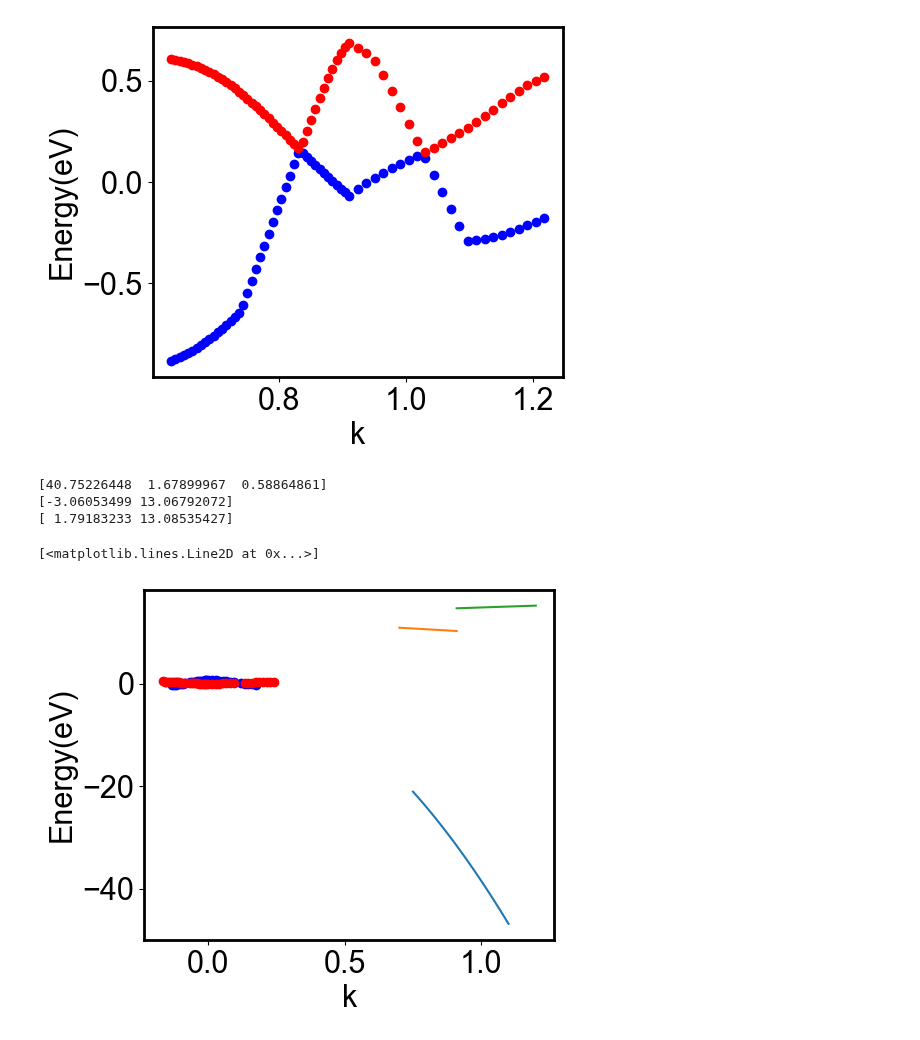
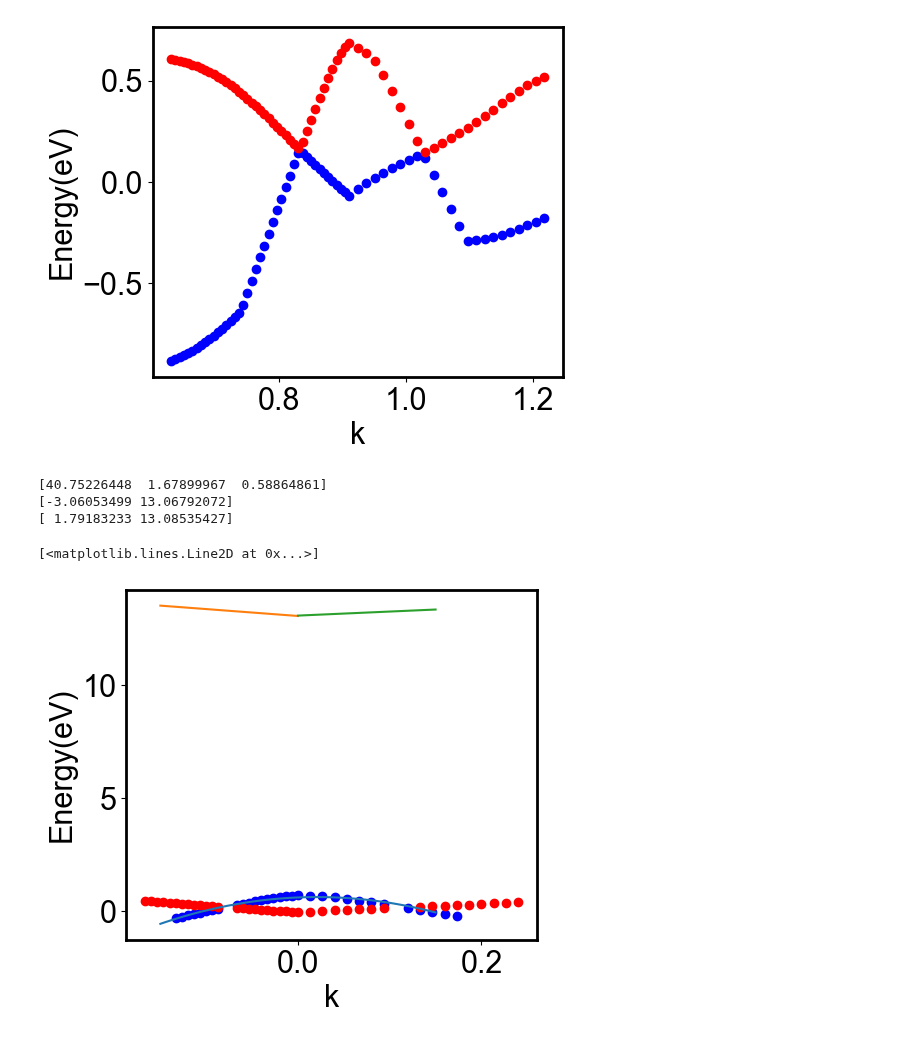
Before and after one commit to Normanthen/TE_Calculation, a Jupyter notebook: TiS/Fitting/Fitting_TiS.ipynb, the cells around one changed output. Cells and saved outputs as stored; diff of their text form; code cells hidden in the pictures.

```diff
--- a/TiS/Fitting/Fitting_TiS.ipynb
+++ b/TiS/Fitting/Fitting_TiS.ipynb
@@ -315,34 +315,34 @@ kc_rgt=kcc[23:40]
 Ekc_rgt=Ekcc[23:40]
 
 def DEc_rgt(k,v_rgt,c_rgt):
     return k*v_rgt+c_rgt
 
 #Fitting
 
 #Parabolic band
 popt,pcov= curve_fit(DEv, kvv, Ekvv-fermi)
 print(popt)
 
 #Linear band (left)
 lft_opt,lft_cov=curve_fit(DEc_lft, kc_lft, Ekc_lft)
 print(lft_opt)
 
 #Linear band (right)
 rgt_opt,rgt_cov=curve_fit(DEc_rgt, kc_rgt, Ekc_rgt)
 print(rgt_opt)
 
 #Plotting fitted parameters
-xfit=np.linspace(0.75, 1.1, 50)
+xfit=np.linspace(-0.15, 0.15, 50)
 ax.plot(xfit, DEv(xfit, *popt))
 
-kcfit_lft=np.linspace(0.7, 0.91, 50)
+kcfit_lft=np.linspace(-0.15, 0, 50)
 ax.plot(kcfit_lft, DEc_lft(kcfit_lft, *lft_opt))
 
-kcfit_rgt=np.linspace(0.91, 1.2, 50)
+kcfit_rgt=np.linspace(0, 0.15, 50)
 ax.plot(kcfit_rgt, DEc_rgt(kcfit_rgt, *rgt_opt))
 # %% [output]
 [40.75226448  1.67899967  0.58864861]
 [-3.06053499 13.06792072]
 [ 1.79183233 13.08535427]
 [<matplotlib.lines.Line2D at 0x...>]
-[figure, old version]
+[figure, new version]
```
